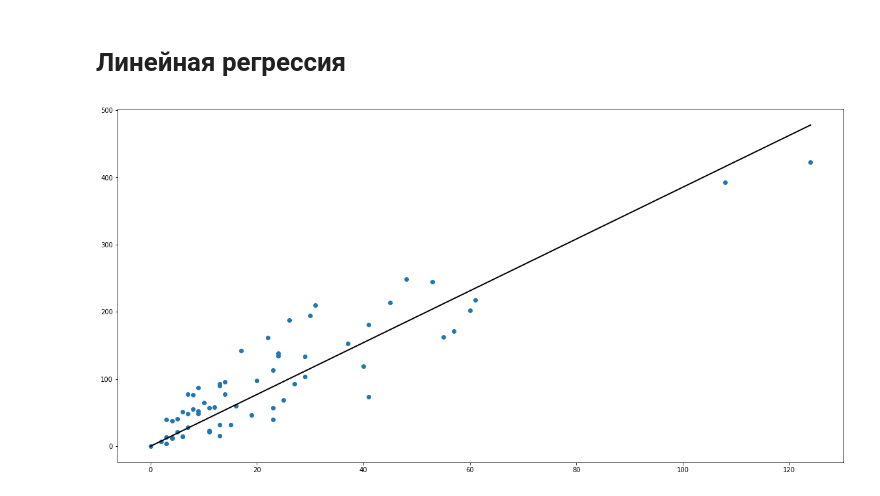
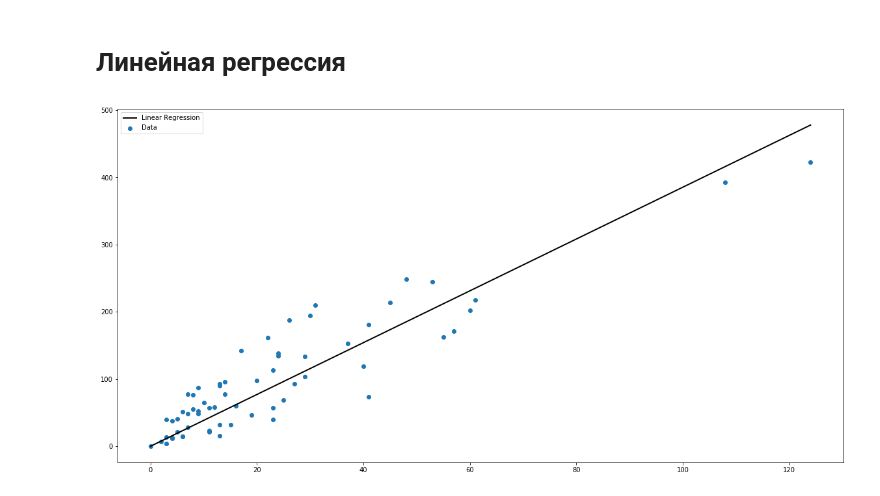
Before and after one commit to IHappyPlant/MLTheory, a Jupyter notebook: LinearRegression.ipynb, the cells around one changed output. Drawn from its saved outputs; the diff is of its cells as text; code cells hidden in the pictures.

```diff
--- a/LinearRegression.ipynb
+++ b/LinearRegression.ipynb
@@ -17,14 +14,38 @@ res = f1 @ data.T @ target
+# %%
+class Regression:
+
+    def __init__(self, data=None, target=None):
+        self._data = data
+        self._target = target
+
+    @property
+    def linear(self):
+        return np.linalg.inv(self._data.T @ self._data) @ \
+               self._data.T @ self._target
+
+    @property
+    def svd(self):
+        fft = self._data @ self._data.T
+        ftf = self._data.T @ self._data
+        v = np.linalg.eig(fft)[1].T
+        u = np.linalg.eig(ftf)[1].T
+        tmp1 = np.array(filter(lambda x: x != 0, np.linalg.eig(fft)[0]))
+        tmp2 = np.array(filter(lambda x: x != 0, np.linalg.eig(ftf)[0]))
+        d = np.diag(np.diag(np.intersect1d(tmp1, tmp2)))
+        return u @ np.linalg.inv(d) @ v.T @ self._target
 # %%
+reg = Regression(data, target)
 a = 1
-b = res[0]
+b = reg.linear
 x = [0, max(data)]
 y = [0, b*max(data)+a]
 
 fig, ax = plt.subplots(figsize=(20, 10))
 
-ax.scatter(data, target)
-ax.plot(x, y, color='black', linewidth=2)
+ax.scatter(data, target, label='Data')
+ax.plot(x, y, color='black', linewidth=2, label='Linear Regression')
+ax.legend(loc='upper left')
 
 plt.show()
 # %% [output]
-[figure, old version]
+[figure, new version]
```
Also changed, not shown: parts of 1 cell of this notebook, 3 other files.
